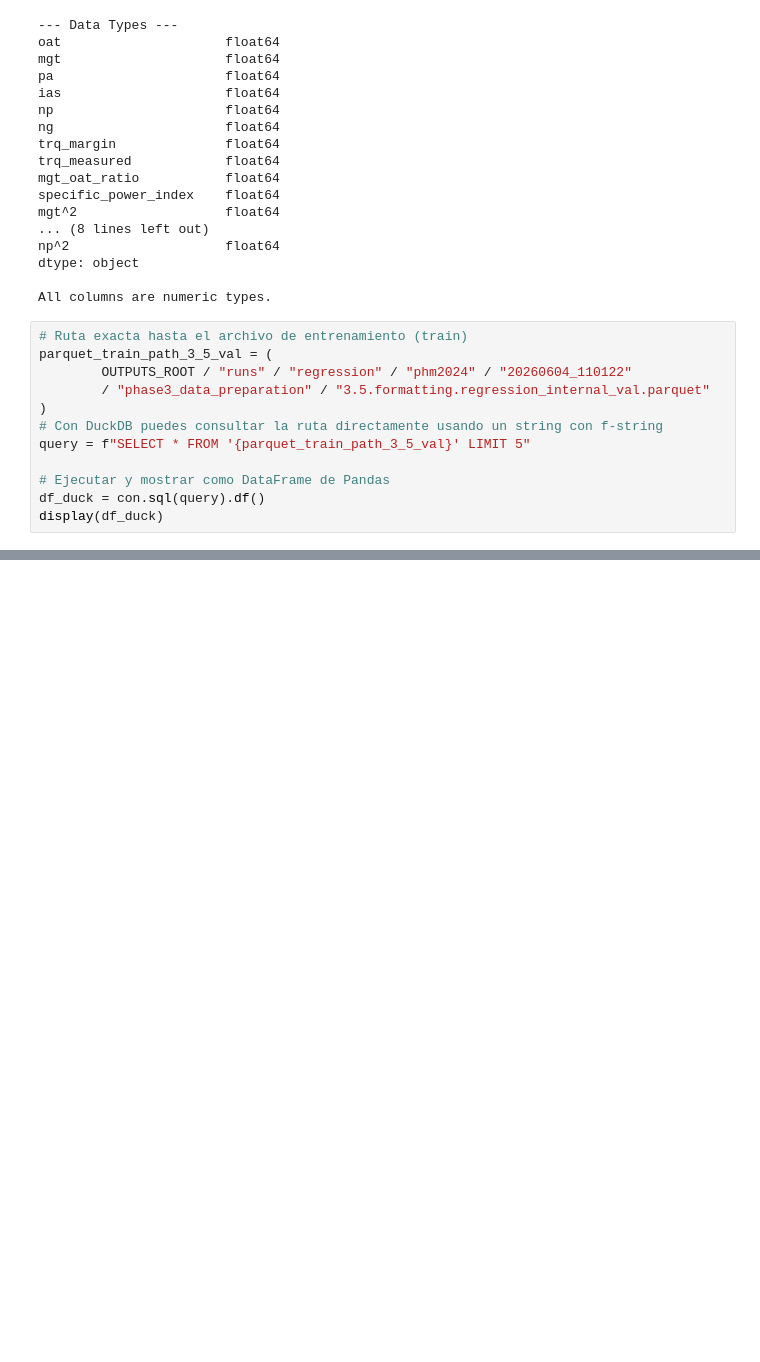
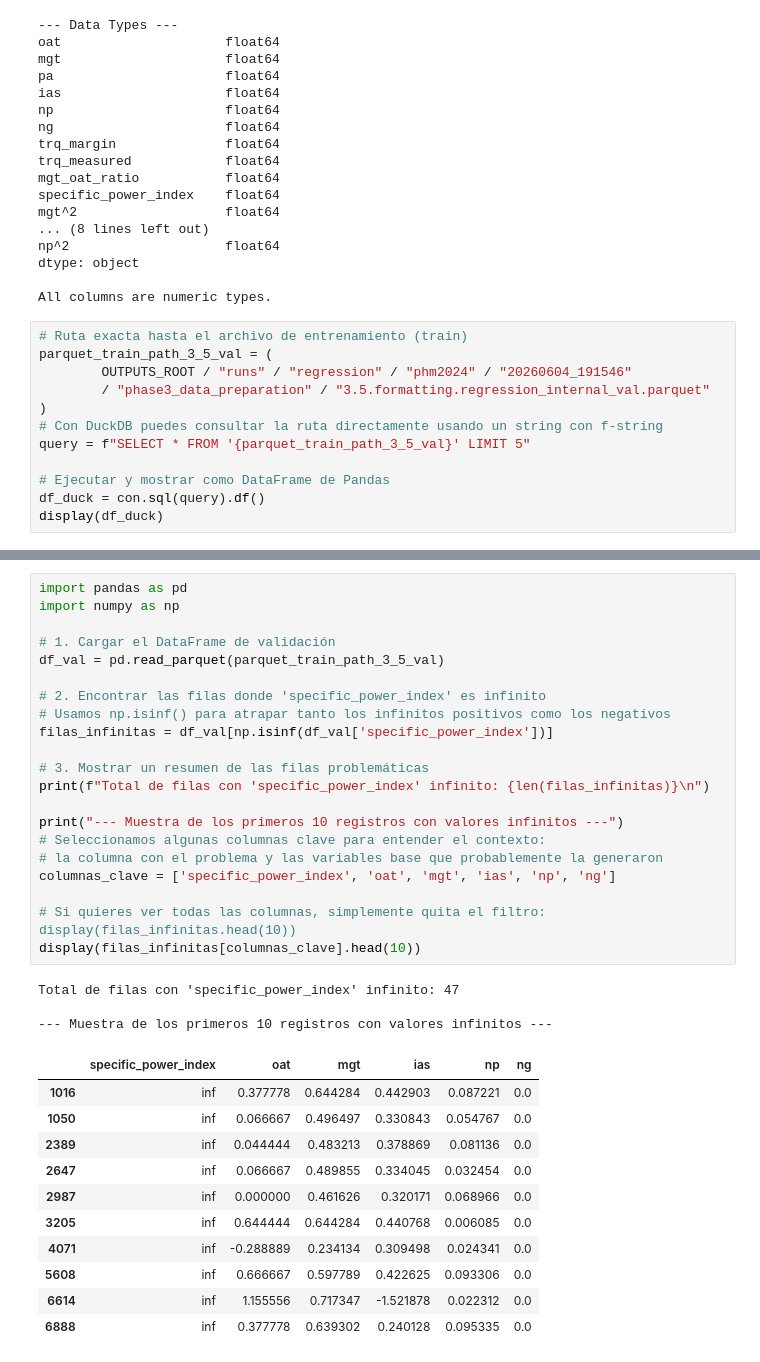
Before and after one commit to Catalinaqi/Project_MPPR-AI_B_PHM_America_2024, a Jupyter notebook: notebooks/analisi-phase-3.ipynb, the cells around one changed output, grey strips where cells are left out. Saved outputs shown, nothing was run; the diff lists cells and outputs as text; blank space fills up the shorter version.

```diff
--- a/notebooks/analisi-phase-3.ipynb
+++ b/notebooks/analisi-phase-3.ipynb
@@ -200,7 +200,7 @@ All columns are numeric types.
 # %%
 # Ruta exacta hasta el archivo de entrenamiento (train)
 parquet_train_path_3_5_val = (
-        OUTPUTS_ROOT / "runs" / "regression" / "phm2024" / "20260604_110122"
+        OUTPUTS_ROOT / "runs" / "regression" / "phm2024" / "20260604_191546"
         / "phase3_data_preparation" / "3.5.formatting.regression_internal_val.parquet"
 )
 # Con DuckDB puedes consultar la ruta directamente usando un string con f-string
@@ -218,0 +250,36 @@ display(df_duck)
+# %%
+import pandas as pd
+import numpy as np
+
+# 1. Cargar el DataFrame de validación
+df_val = pd.read_parquet(parquet_train_path_3_5_val)
+
+# 2. Encontrar las filas donde 'specific_power_index' es infinito
+# Usamos np.isinf() para atrapar tanto los infinitos positivos como los negativos
+filas_infinitas = df_val[np.isinf(df_val['specific_power_index'])]
+
+# 3. Mostrar un resumen de las filas problemáticas
+print(f"Total de filas con 'specific_power_index' infinito: {len(filas_infinitas)}\n")
+
+print("--- Muestra de los primeros 10 registros con valores infinitos ---")
+# Seleccionamos algunas columnas clave para entender el contexto:
+# la columna con el problema y las variables base que probablemente la generaron
+columnas_clave = ['specific_power_index', 'oat', 'mgt', 'ias', 'np', 'ng']
+
+# Si quieres ver todas las columnas, simplemente quita el filtro: display(filas_infinitas.head(10))
+display(filas_infinitas[columnas_clave].head(10))
+# %% [output]
+Total de filas con 'specific_power_index' infinito: 47
+
+--- Muestra de los primeros 10 registros con valores infinitos ---
+|  | specific_power_index | oat | mgt | ias | np | ng |
+| 1016 | inf | 0.377778 | 0.644284 | 0.442903 | 0.087221 | 0.0 |
+| 1050 | inf | 0.066667 | 0.496497 | 0.330843 | 0.054767 | 0.0 |
+| 2389 | inf | 0.044444 | 0.483213 | 0.378869 | 0.081136 | 0.0 |
+| 2647 | inf | 0.066667 | 0.489855 | 0.334045 | 0.032454 | 0.0 |
+| 2987 | inf | 0.000000 | 0.461626 | 0.320171 | 0.068966 | 0.0 |
+| 3205 | inf | 0.644444 | 0.644284 | 0.440768 | 0.006085 | 0.0 |
+| 4071 | inf | -0.288889 | 0.234134 | 0.309498 | 0.024341 | 0.0 |
+| 5608 | inf | 0.666667 | 0.597789 | 0.422625 | 0.093306 | 0.0 |
+| 6614 | inf | 1.155556 | 0.717347 | -1.521878 | 0.022312 | 0.0 |
+| 6888 | inf | 0.377778 | 0.639302 | 0.240128 | 0.095335 | 0.0 |
```
Also changed, not shown: parts of 1 cell of this notebook, 5 other files.
